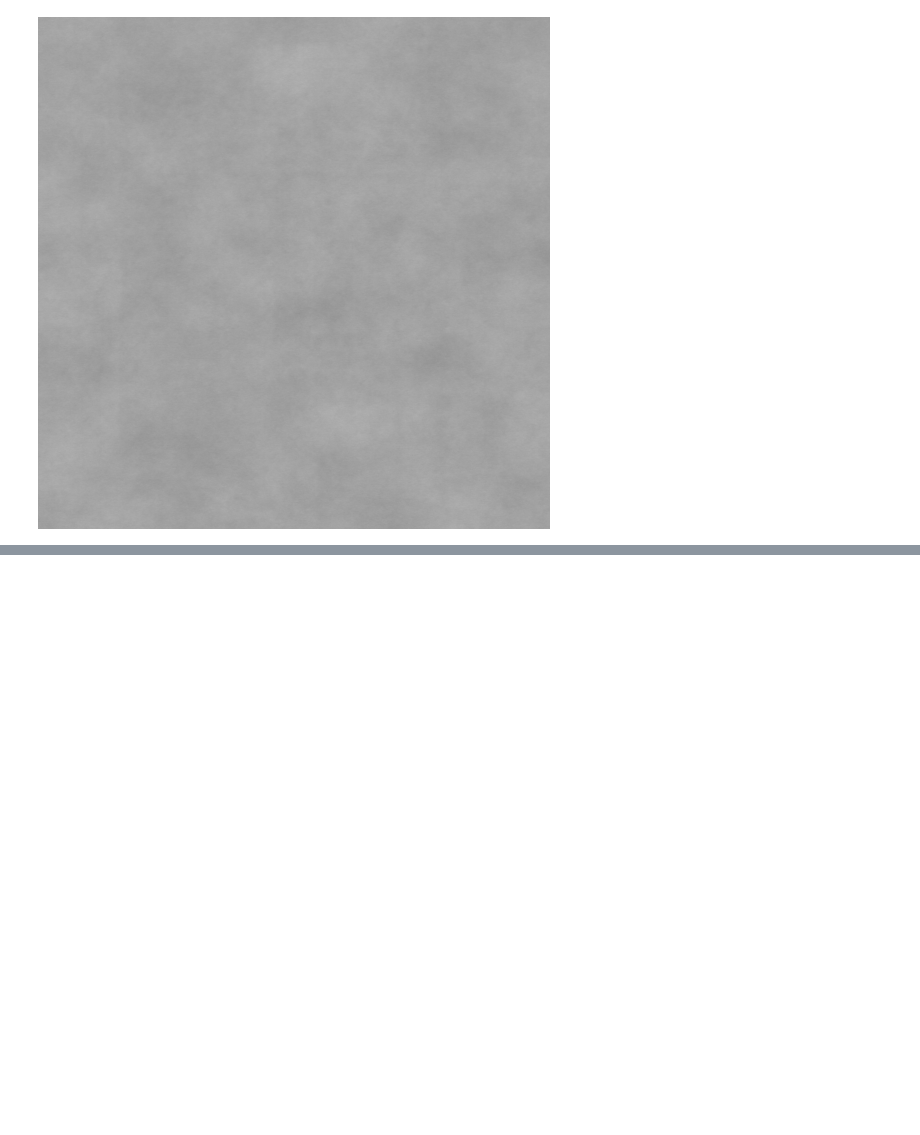
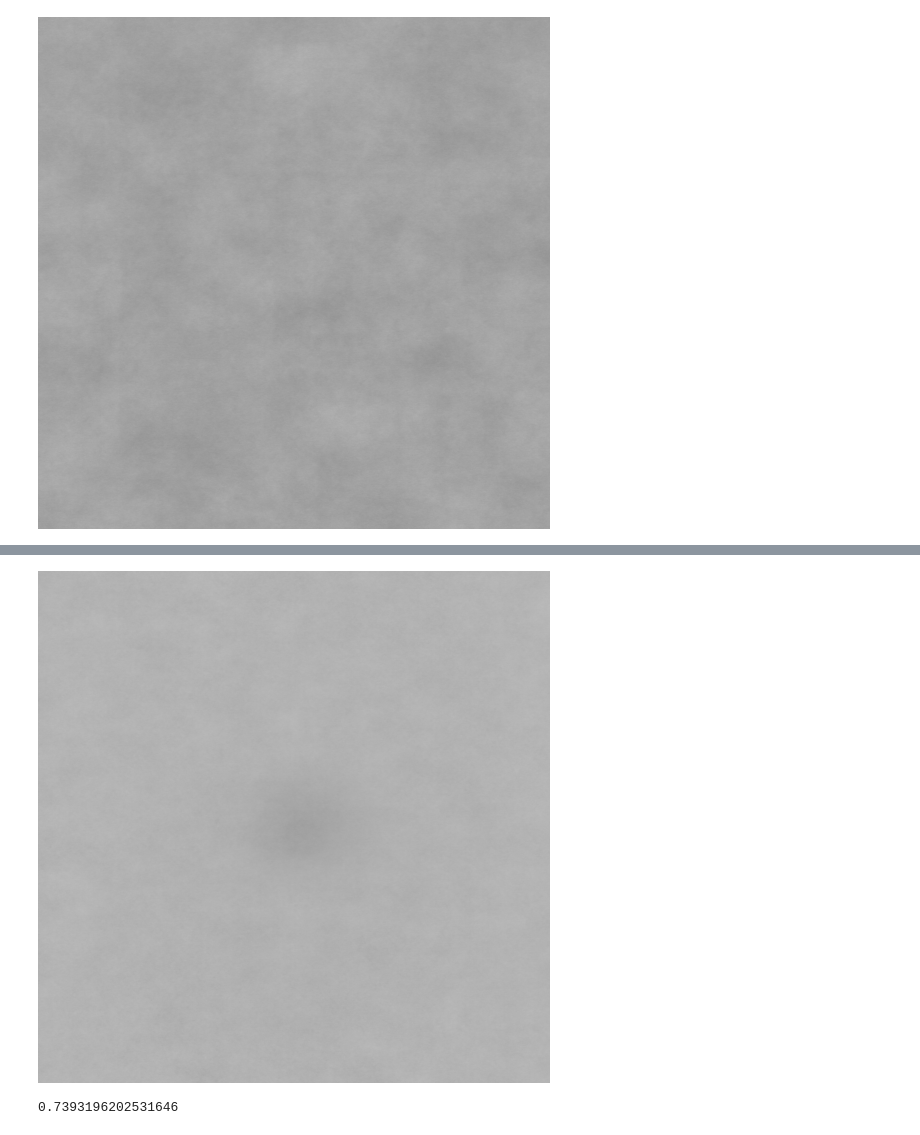
Before and after one commit to kevin879275/AOI_DETECT, a Jupyter notebook: AOI/aoi.ipynb, the cells around one changed output, grey strips where cells are left out. Cells and saved outputs as stored; diff of their text form; code cells hidden in the pictures; blank space fills up the shorter version.

```diff
--- a/AOI/aoi.ipynb
+++ b/AOI/aoi.ipynb
@@ -55,0 +63,21 @@ train_img[-1].shape
+# %%
+def inverse_transform(lda, x):
+    if lda.solver == 'lsqr':
+        raise NotImplementedError("(inverse) transform not implemented for 'lsqr' "
+                                  "solver (use 'svd' or 'eigen').")
+    check_is_fitted(lda, ['xbar_', 'scalings_'], all_or_any=any)
+
+    inv = np.linalg.pinv(lda.scalings_)
+
+    x = check_array(x)
+    if lda.solver == 'svd':
+        x_back = np.dot(x, inv) + lda.xbar_
+    elif lda.solver == 'eigen':
+        x_back = np.dot(x, inv)
+
+    return x_back
+# %%
+lda = LinearDiscriminantAnalysis(n_components = 5)
+clf = lda.fit(train_img[-512:], train_label[-512:]).transform(train_img[-512:])
+Xr = inverse_transform(lda, clf)
+Xr
@@ -55,0 +103,12 @@ train_img[-1].shape
+# %%
+img_compressed = (np.stack(Xr[-5],axis = 0)).astype(np.uint8)
+img_lda = Image.fromarray(img_compressed.reshape(512,512), 'L')
+img_lda
+# %% [output]
+[figure, added]
+# %%
+y = clf.predict(train_img)
+#print(y == train_label[-512:])
+print(sum(y == train_label)/2528)
+# %% [output]
+0.7393196202531646
```
Also changed, not shown: parts of 8 cells of this notebook.
